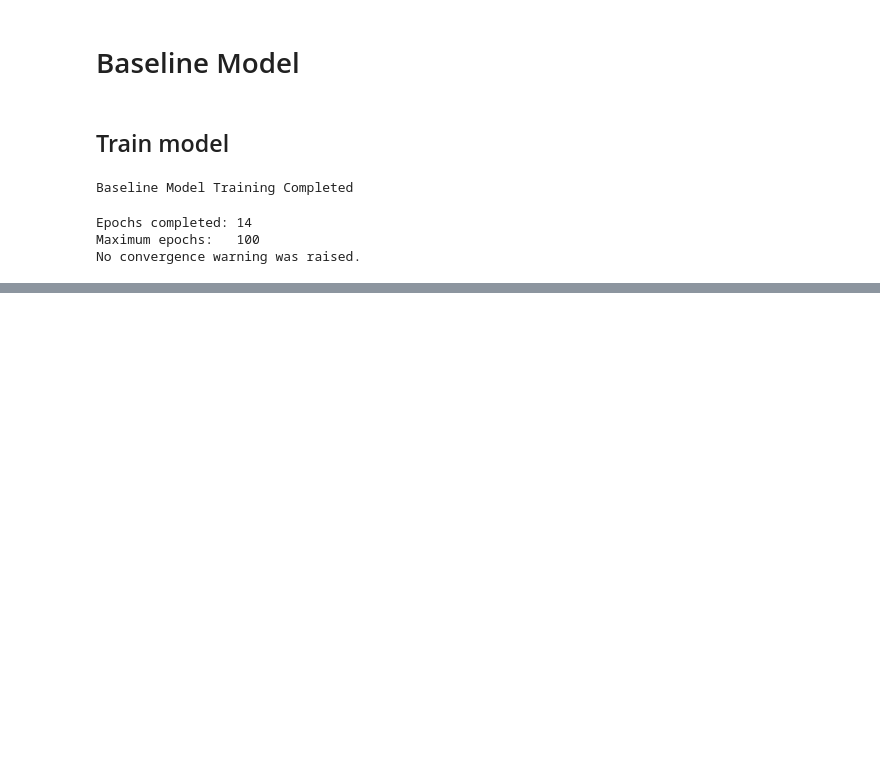
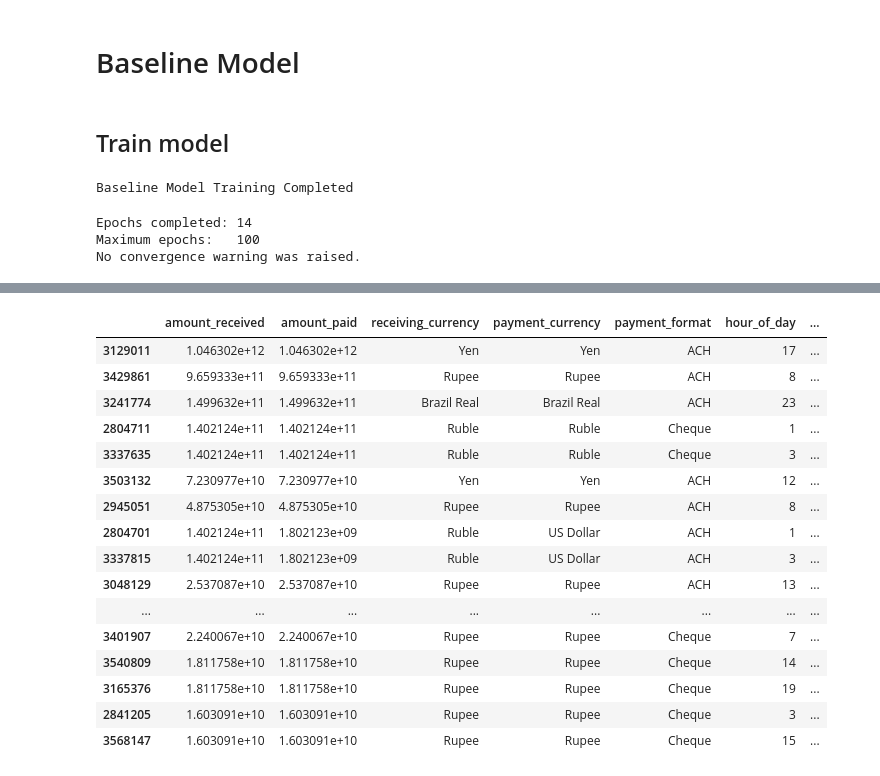
Before and after one commit to surabhi1914/Catch_Fraud, a Jupyter notebook: notebooks/03_baseline_model.ipynb, the cells around one changed output, grey strips where cells are left out. Saved outputs shown, nothing was run; the diff lists cells and outputs as text; code cells hidden in the pictures; blank space fills up the shorter version.

Commit message:
baseline model evaluation completed

```diff
--- a/notebooks/03_baseline_model.ipynb
+++ b/notebooks/03_baseline_model.ipynb
@@ -474,0 +558,3 @@ print(threshold_df.head(5))
+# %%
+train_probabilities = baseline_model.predict_proba(X_train)[:, 1]
+val_probabilities = baseline_model.predict_proba(X_val)[:, 1]
@@ -474,0 +828,2 @@ print(threshold_df.head(5))
+# %%
+val_decision_scores = baseline_model.decision_function(X_val)
@@ -474,0 +882,6 @@ print(threshold_df.head(5))
+# %%
+analysis_df = X_val.copy()
+# %%
+analysis_df["actual_label"] = np.asarray(Y_val)
+analysis_df["decision_score"] = val_decision_scores
+analysis_df["risk_score"] = val_probabilities
@@ -474,0 +904,26 @@ print(threshold_df.head(5))
+# %%
+top_false_positives = (
+    analysis_df[analysis_df["actual_label"] == 0]
+    .sort_values("decision_score", ascending=False)
+    .head(20)
+)
+
+top_false_positives
+# %% [output]
+|  | amount_received | amount_paid | receiving_currency | payment_currency | payment_format | hour_of_day | ... |
+| 3129011 | 1.046302e+12 | 1.046302e+12 | Yen | Yen | ACH | 17 | ... |
+| 3429861 | 9.659333e+11 | 9.659333e+11 | Rupee | Rupee | ACH | 8 | ... |
+| 3241774 | 1.499632e+11 | 1.499632e+11 | Brazil Real | Brazil Real | ACH | 23 | ... |
+| 2804711 | 1.402124e+11 | 1.402124e+11 | Ruble | Ruble | Cheque | 1 | ... |
+| 3337635 | 1.402124e+11 | 1.402124e+11 | Ruble | Ruble | Cheque | 3 | ... |
+| 3503132 | 7.230977e+10 | 7.230977e+10 | Yen | Yen | ACH | 12 | ... |
+| 2945051 | 4.875305e+10 | 4.875305e+10 | Rupee | Rupee | ACH | 8 | ... |
+| 2804701 | 1.402124e+11 | 1.802123e+09 | Ruble | US Dollar | ACH | 1 | ... |
+| 3337815 | 1.402124e+11 | 1.802123e+09 | Ruble | US Dollar | ACH | 3 | ... |
+| 3048129 | 2.537087e+10 | 2.537087e+10 | Rupee | Rupee | ACH | 13 | ... |
+| ... | ... | ... | ... | ... | ... | ... | ... |
+| 3401907 | 2.240067e+10 | 2.240067e+10 | Rupee | Rupee | Cheque | 7 | ... |
+| 3540809 | 1.811758e+10 | 1.811758e+10 | Rupee | Rupee | Cheque | 14 | ... |
+| 3165376 | 1.811758e+10 | 1.811758e+10 | Rupee | Rupee | Cheque | 19 | ... |
+| 2841205 | 1.603091e+10 | 1.603091e+10 | Rupee | Rupee | Cheque | 3 | ... |
+| 3568147 | 1.603091e+10 | 1.603091e+10 | Rupee | Rupee | Cheque | 15 | ... |
```
Also changed, not shown: parts of 64 cells of this notebook, 4 other files.
